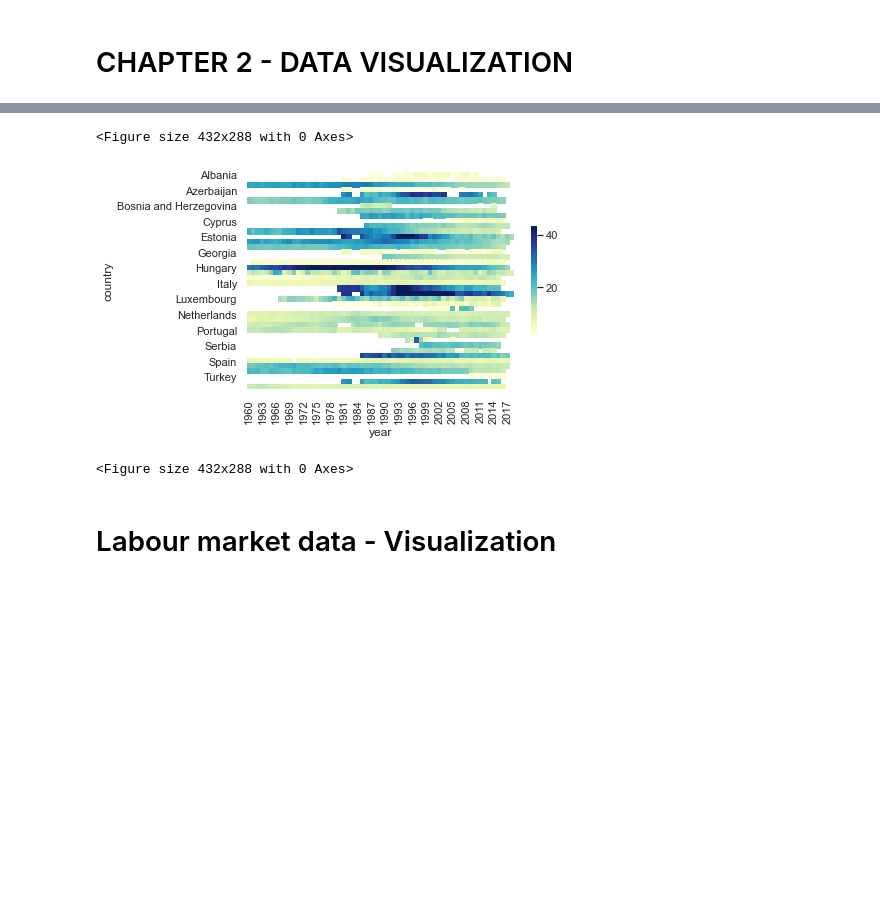
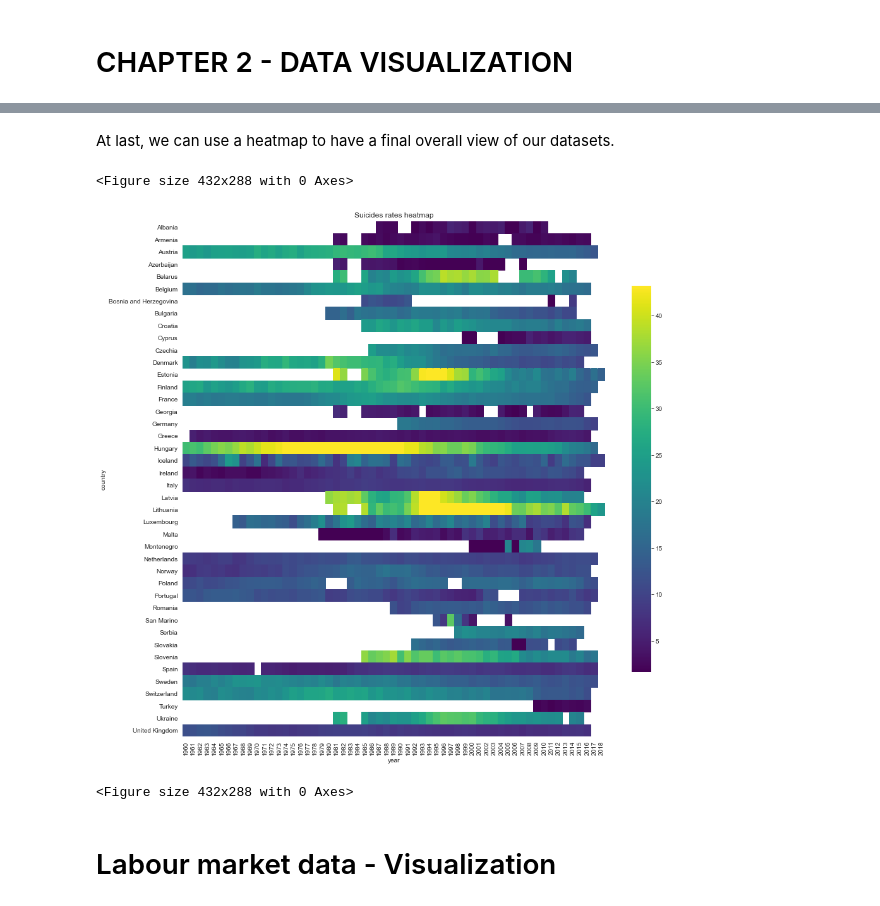
Before and after one commit to iberius96/Python-Suicides-Europe, a Jupyter notebook: main.ipynb, the cells around one changed output, grey strips where cells are left out. Saved outputs shown, nothing was run; the diff lists cells and outputs as text; code cells hidden in the pictures; blank space fills up the shorter version.

```diff
--- a/main.ipynb
+++ b/main.ipynb
@@ -589,12 +698,22 @@ sns.catplot(
+# %% [markdown]
+At last, we can use a heatmap to have a final overall view of our datasets.
 # %%
 df_heatmap = suicide[['country', 'year', 'suicides_no']].pivot_table(values='suicides_no',index='country',columns='year')
 
-sns.heatmap(df_heatmap, cmap="YlGnBu",robust=True,cbar_kws={"shrink": 0.5})
+fig, ax = plt.subplots(figsize=(15,15))
+
+g = sns.heatmap(
+    ax=ax,
+    robust=True,
+    cmap='viridis',
+    cbar_kws={"shrink": 0.75},
+    data=df_heatmap
+    ).set_title('Suicides rates heatmap')
 plt.xticks(rotation=90)
 plt.figure()
 # %% [output]
 <Figure size 432x288 with 0 Axes>
-[figure, old version]
+[figure, new version]
 <Figure size 432x288 with 0 Axes>
 # %% [markdown]
 # Labour market data - Visualization
```
Also changed, not shown: parts of 40 cells of this notebook.
